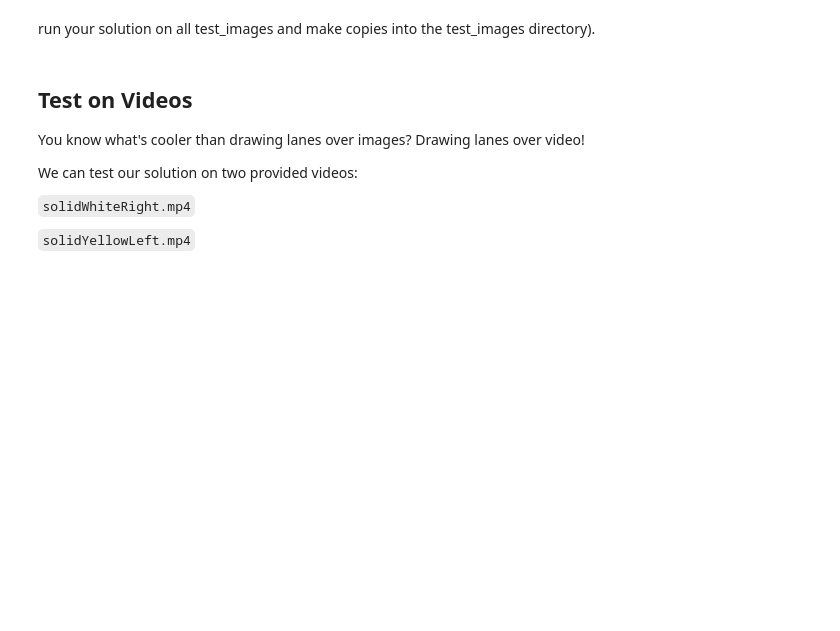
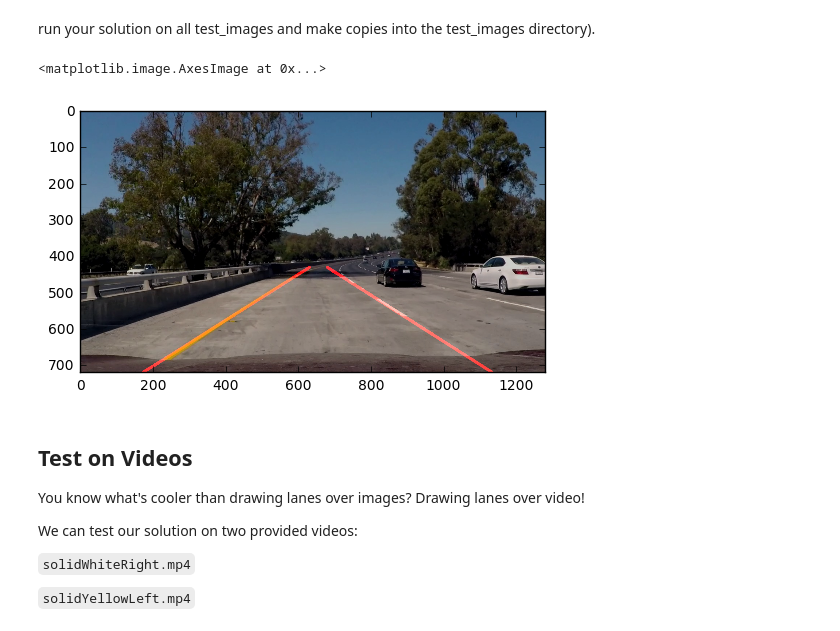
Before and after one commit to soon-yau/SDCND_Term1, a Jupyter notebook: CarND-LaneLines-P1/P1.ipynb, the cells around one changed output. Saved outputs shown, nothing was run; the diff lists cells and outputs as text; code cells hidden in the pictures; blank space fills up the shorter version.

Commit message:
add lane finding

```diff
--- a/CarND-LaneLines-P1/P1.ipynb
+++ b/CarND-LaneLines-P1/P1.ipynb
@@ -169,3 +226,68 @@ os.listdir("test_images/")
  'whiteCarLaneSwitch.jpg']
 # %% [markdown]
 run your solution on all test_images and make copies into the test_images directory).
+# %%
+def detect_lane(image):
+
+    # Whiten the yellow lines to increase contrast which will ease edge detection
+    whiten_img=whiten_yellow_lines(image)
+
+    # Convert into Grayscale
+    gray = grayscale(whiten_img)
+
+    # Low pass filter with 7x7 Gaussian kernel
+    blur_gray = gaussian_blur(gray, 7)
+
+    # Canny detector
+    edges=canny(blur_gray, 150, 150)
+
+    # Mask region of interest
+    shape_ymax, shape_xmax, shape_zmax = image.shape
+    vertices = np.array([[(0.1*shape_xmax,0.9*shape_ymax),
+                          (0.48*shape_xmax, 0.56*shape_ymax),
+                          (0.52*shape_xmax, 0.56*shape_ymax),
+                          (0.9*shape_xmax,0.9*shape_ymax)]], dtype=np.int32)
+
+    masked_edges=region_of_interest(edges, vertices)
+
+    # Hough transform to find lines
+    rho = 2 # distance resolution in pixels of the Hough grid
+    theta = np.pi/180 # angular resolution in radians of the Hough grid
+    threshold = 40     # minimum number of votes (intersections in Hough grid cell)
+    min_line_len = 10  #minimum number of pixels making up a line
+    max_line_gap = 170    # maximum gap in pixels between connectable line segments
+    line_image=hough_lines(masked_edges, rho, theta, threshold, min_line_len, max_line_gap)
+
+    final_image=weighted_img(line_image, image, α=0.8, β=1., λ=0.)
+    dbg=False
+    if dbg==True:
+        plt.subplot(2,3,1)
+        plt.imshow(image)
+        plt.subplot(2,3,2)
+        plt.imshow(whiten_img)
+        plt.subplot(2,3,3)
+        plt.imshow(gray, cmap='Greys_r')
+        plt.subplot(2,3,4)
+        plt.imshow(edges, cmap='Greys_r')
+        plt.subplot(2,3,5)
+        plt.imshow(masked_edges, cmap='Greys_r')
+        plt.subplot(2,3,6)
+        plt.imshow(final_image)
+    return (final_image)
+
+#ret_image=detect_lane(mpimg.imread('test_images/solidWhiteCurve.jpg'))
+'''
+This is additional test image taken from extra.mp4
+'''
+ret_image=detect_lane(mpimg.imread('./test.jpg'))
+plt.imshow(ret_image)
+
+#['solidWhiteCurve.jpg',
+# 'solidWhiteRight.jpg',
+# 'solidYellowCurve.jpg',
+# 'solidYellowCurve2.jpg',
+# 'solidYellowLeft.jpg',
+# 'whiteCarLaneSwitch.jpg']
+# %% [output]
+<matplotlib.image.AxesImage at 0x...>
+[figure, added]
```
Also changed, not shown: parts of 11 cells of this notebook, 9 other files.
